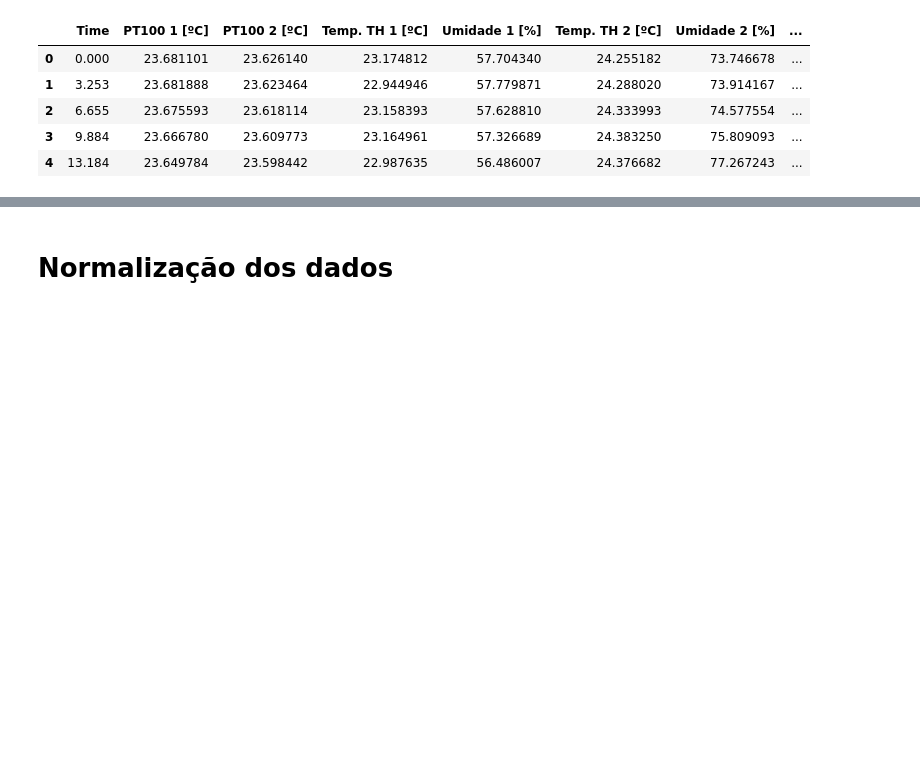
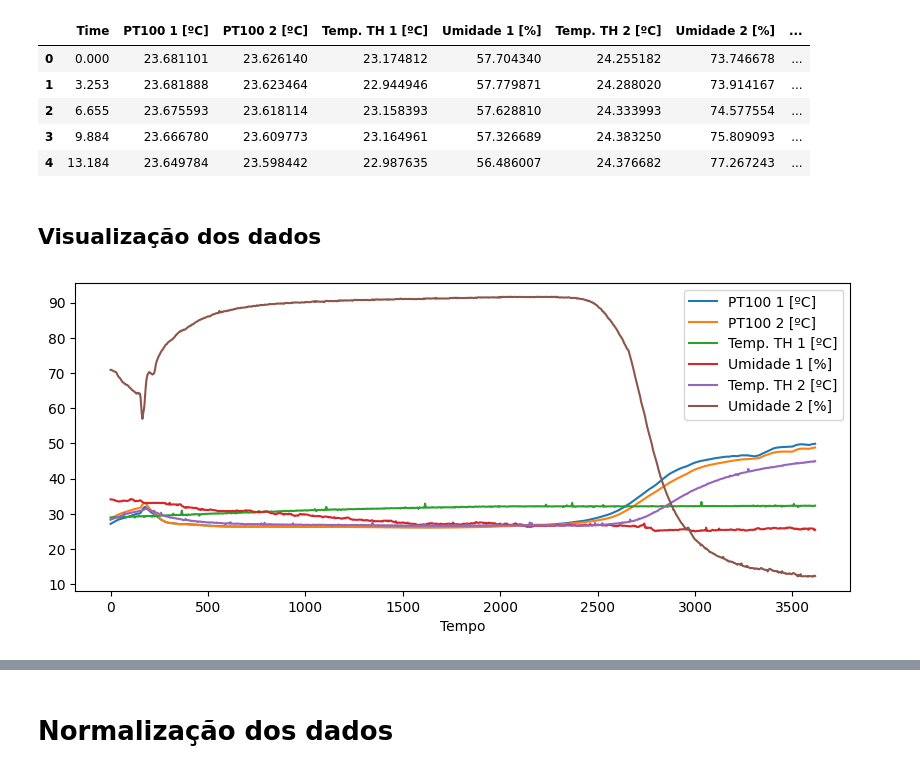
Before and after one commit to Raphael-Marchetti-Calciolari/projects-tcc-imt-2023, a Jupyter notebook: scripts/models_v2.ipynb, the cells around one changed output, grey strips where cells are left out. Cells and saved outputs as stored; diff of their text form; code cells hidden in the pictures; blank space fills up the shorter version.

Commit message:
Nova seção para visualizar os dados

```diff
--- a/scripts/models_v2.ipynb
+++ b/scripts/models_v2.ipynb
@@ -56,3 +56,25 @@ DataFrame com dados em tempo real do ensaio
 | 2 | 6.655 | 23.675593 | 23.618114 | 23.158393 | 57.628810 | 24.333993 | 74.577554 | ... |
 | 3 | 9.884 | 23.666780 | 23.609773 | 23.164961 | 57.326689 | 24.383250 | 75.809093 | ... |
 | 4 | 13.184 | 23.649784 | 23.598442 | 22.987635 | 56.486007 | 24.376682 | 77.267243 | ... |
+# %% [markdown]
+## Visualização dos dados
+# %%
+# Choose test to visualize
+test = 5
+# %%
+# Graphic of real time data variables per time in a test
+mask = ( df_real_time['Ensaio'] == test )
+df_test = df_real_time[mask]
+columns = df_real_time.drop(columns=['Time', 'Ensaio']).columns
+
+plt.figure(figsize=(10, 4))
+for column in columns:
+    plt.plot(df_test.Time, df_test[column], label=column)
+
+plt.xlabel('Tempo')
+plt.legend()
+
+# Save Graphic: plt.savefig(f'../test_{test}_values.png')
+plt.show()
+# %% [output]
+[figure, added]
```
Also changed, not shown: parts of 1 cell of this notebook.
